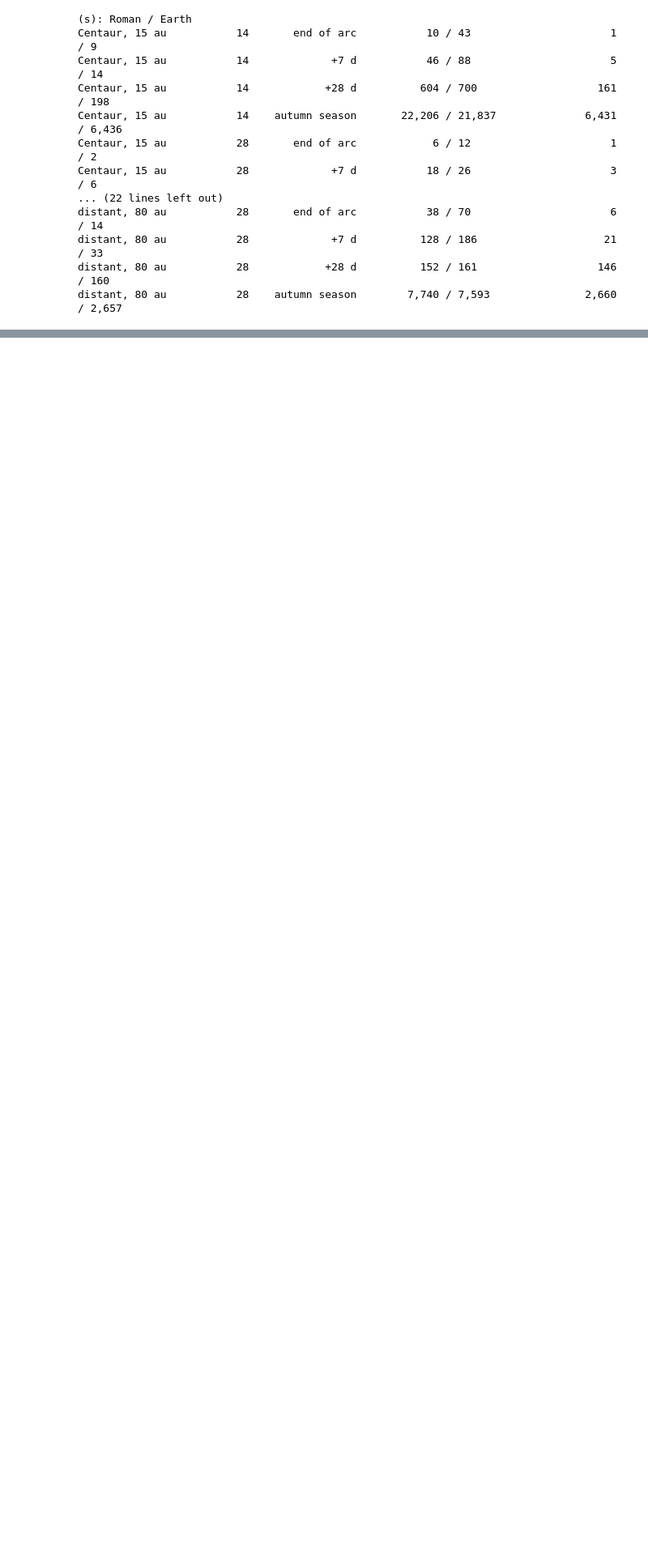
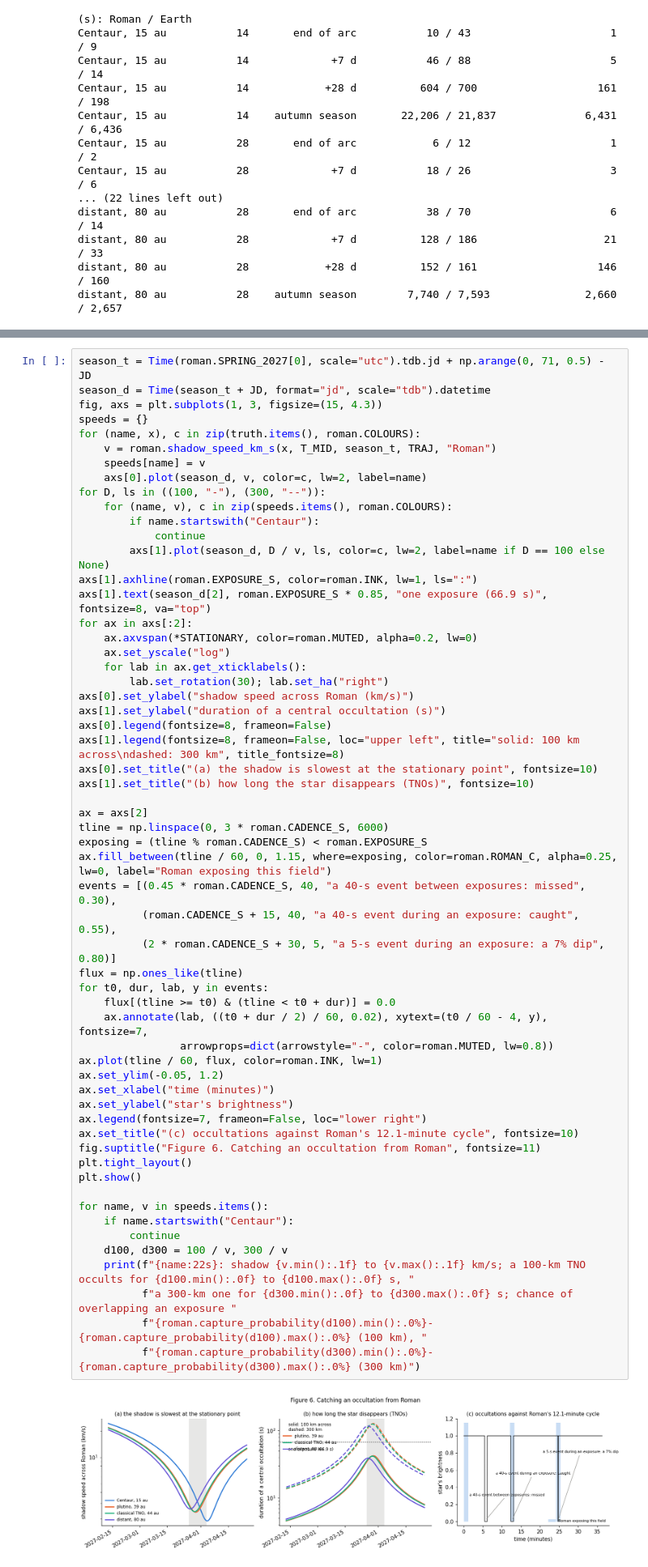
Before and after one commit to matthewjohnpayne/science-notebooks, a Jupyter notebook: notebooks/roman_tno/roman_tno.ipynb, the cells around one changed output, grey strips where cells are left out. Shown at 81% size. Saved outputs shown, nothing was run; the diff lists cells and outputs as text; blank space fills up the shorter version.

```diff
--- a/notebooks/roman_tno/roman_tno.ipynb
+++ b/notebooks/roman_tno/roman_tno.ipynb
@@ -365,0 +349,60 @@ What stands out:
+# %%
+season_t = Time(roman.SPRING_2027[0], scale="utc").tdb.jd + np.arange(0, 71, 0.5) - JD
+season_d = Time(season_t + JD, format="jd", scale="tdb").datetime
+fig, axs = plt.subplots(1, 3, figsize=(15, 4.3))
+speeds = {}
+for (name, x), c in zip(truth.items(), roman.COLOURS):
+    v = roman.shadow_speed_km_s(x, T_MID, season_t, TRAJ, "Roman")
+    speeds[name] = v
+    axs[0].plot(season_d, v, color=c, lw=2, label=name)
+for D, ls in ((100, "-"), (300, "--")):
+    for (name, v), c in zip(speeds.items(), roman.COLOURS):
+        if name.startswith("Centaur"):
+            continue
+        axs[1].plot(season_d, D / v, ls, color=c, lw=2, label=name if D == 100 else None)
+axs[1].axhline(roman.EXPOSURE_S, color=roman.INK, lw=1, ls=":")
+axs[1].text(season_d[2], roman.EXPOSURE_S * 0.85, "one exposure (66.9 s)", fontsize=8, va="top")
+for ax in axs[:2]:
+    ax.axvspan(*STATIONARY, color=roman.MUTED, alpha=0.2, lw=0)
+    ax.set_yscale("log")
+    for lab in ax.get_xticklabels():
+        lab.set_rotation(30); lab.set_ha("right")
+axs[0].set_ylabel("shadow speed across Roman (km/s)")
+axs[1].set_ylabel("duration of a central occultation (s)")
+axs[0].legend(fontsize=8, frameon=False)
+axs[1].legend(fontsize=8, frameon=False, loc="upper left", title="solid: 100 km across\ndashed: 300 km", title_fontsize=8)
+axs[0].set_title("(a) the shadow is slowest at the stationary point", fontsize=10)
+axs[1].set_title("(b) how long the star disappears (TNOs)", fontsize=10)
+
+ax = axs[2]
+tline = np.linspace(0, 3 * roman.CADENCE_S, 6000)
+exposing = (tline % roman.CADENCE_S) < roman.EXPOSURE_S
+ax.fill_between(tline / 60, 0, 1.15, where=exposing, color=roman.ROMAN_C, alpha=0.25, lw=0, label="Roman exposing this field")
+events = [(0.45 * roman.CADENCE_S, 40, "a 40-s event between exposures: missed", 0.30),
+          (roman.CADENCE_S + 15, 40, "a 40-s event during an exposure: caught", 0.55),
+          (2 * roman.CADENCE_S + 30, 5, "a 5-s event during an exposure: a 7% dip", 0.80)]
+flux = np.ones_like(tline)
+for t0, dur, lab, y in events:
+    flux[(tline >= t0) & (tline < t0 + dur)] = 0.0
+    ax.annotate(lab, ((t0 + dur / 2) / 60, 0.02), xytext=(t0 / 60 - 4, y), fontsize=7,
+                arrowprops=dict(arrowstyle="-", color=roman.MUTED, lw=0.8))
+ax.plot(tline / 60, flux, color=roman.INK, lw=1)
+ax.set_ylim(-0.05, 1.2)
+ax.set_xlabel("time (minutes)")
+ax.set_ylabel("star's brightness")
+ax.legend(fontsize=7, frameon=False, loc="lower right")
+ax.set_title("(c) occultations against Roman's 12.1-minute cycle", fontsize=10)
+fig.suptitle("Figure 6. Catching an occultation from Roman", fontsize=11)
+plt.tight_layout()
+plt.show()
+
+for name, v in speeds.items():
+    if name.startswith("Centaur"):
+        continue
+    d100, d300 = 100 / v, 300 / v
+    print(f"{name:22s}: shadow {v.min():.1f} to {v.max():.1f} km/s; a 100-km TNO occults for {d100.min():.0f} to {d100.max():.0f} s, "
+          f"a 300-km one for {d300.min():.0f} to {d300.max():.0f} s; chance of overlapping an exposure "
+          f"{roman.capture_probability(d100).min():.0%}-{roman.capture_probability(d100).max():.0%} (100 km), "
+          f"{roman.capture_probability(d300).min():.0%}-{roman.capture_probability(d300).max():.0%} (300 km)")
+# %% [output]
+[figure, added]
```
Also changed, not shown: parts of 7 cells of this notebook, 2 other files.
